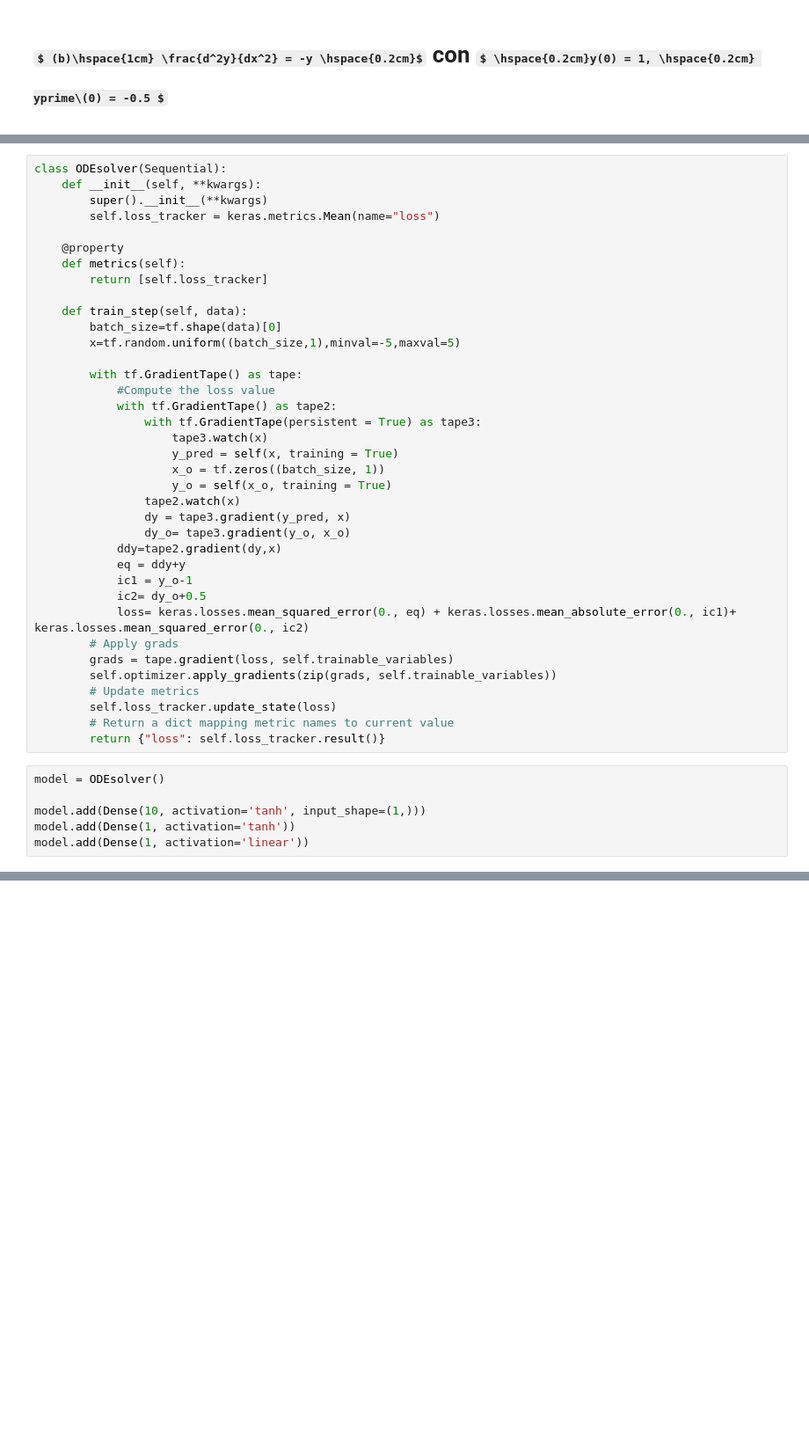
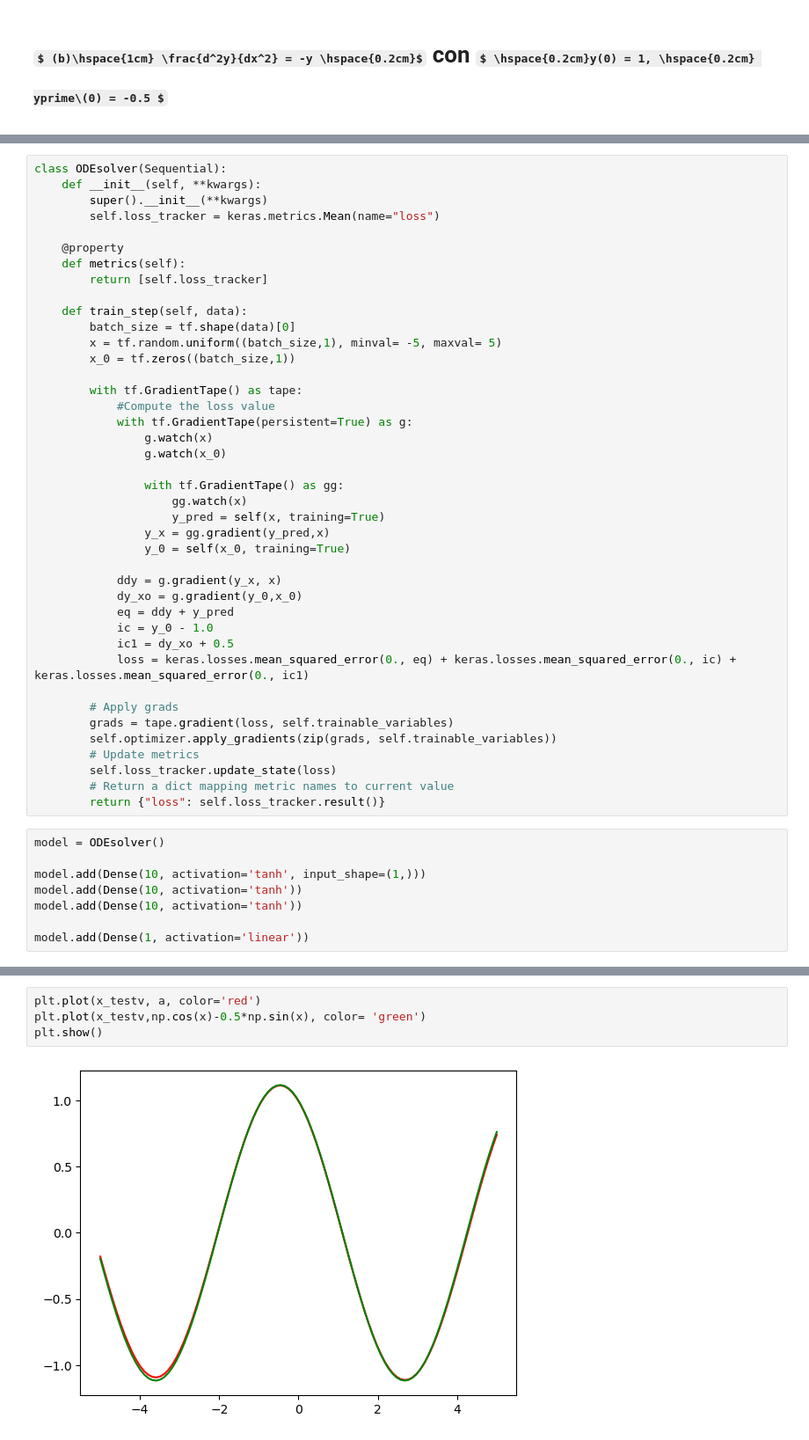
Before and after one commit to RafaSanCed/Neural-Network-Solutions-for-Function-Approximation-and-Partial-Differential-Equations, a Jupyter notebook: Ejercicio 2.ipynb, the cells around one changed output, grey strips where cells are left out. Shown at 88% size. Saved outputs shown, nothing was run; the diff lists cells and outputs as text; some formulas as TeX source; blank space fills up the shorter version.

```diff
--- a/Ejercicio 2.ipynb
+++ b/Ejercicio 2.ipynb
@@ -164,25 +124,29 @@ class ODEsolver(Sequential):
         return [self.loss_tracker]
 
     def train_step(self, data):
-        batch_size=tf.shape(data)[0]
-        x=tf.random.uniform((batch_size,1),minval=-5,maxval=5)
+        batch_size = tf.shape(data)[0]
+        x = tf.random.uniform((batch_size,1), minval= -5, maxval= 5)
+        x_0 = tf.zeros((batch_size,1))
 
         with tf.GradientTape() as tape:
             #Compute the loss value
-            with tf.GradientTape() as tape2:
-                with tf.GradientTape(persistent = True) as tape3:
-                    tape3.watch(x)
-                    y_pred = self(x, training = True)
-                    x_o = tf.zeros((batch_size, 1))
-                    y_o = self(x_o, training = True)
-                tape2.watch(x)
-                dy = tape3.gradient(y_pred, x)
-                dy_o= tape3.gradient(y_o, x_o)
-            ddy=tape2.gradient(dy,x)
-            eq = ddy+y
-            ic1 = y_o-1
-            ic2= dy_o+0.5
-            loss= keras.losses.mean_squared_error(0., eq) + keras.losses.mean_absolute_error(0., ic1)+ keras.losses.mean_squared_error(0., ic2)
+            with tf.GradientTape(persistent=True) as g:
+                g.watch(x)
+                g.watch(x_0)
+
+                with tf.GradientTape() as gg:
+                    gg.watch(x)
+                    y_pred = self(x, training=True)
+                y_x = gg.gradient(y_pred,x)
+                y_0 = self(x_0, training=True)
+
+            ddy = g.gradient(y_x, x)
+            dy_xo = g.gradient(y_0,x_0)
+            eq = ddy + y_pred
+            ic = y_0 - 1.0
+            ic1 = dy_xo + 0.5
+            loss = keras.losses.mean_squared_error(0., eq) + keras.losses.mean_squared_error(0., ic) + keras.losses.mean_squared_error(0., ic1)
+
         # Apply grads
         grads = tape.gradient(loss, self.trainable_variables)
         self.optimizer.apply_gradients(zip(grads, self.trainable_variables))
@@ -194,5 +158,7 @@ class ODEsolver(Sequential):
 model = ODEsolver()
 
 model.add(Dense(10, activation='tanh', input_shape=(1,)))
-model.add(Dense(1, activation='tanh'))
+model.add(Dense(10, activation='tanh'))
+model.add(Dense(10, activation='tanh'))
+
 model.add(Dense(1, activation='linear'))
@@ -246,0 +213,6 @@ Epoch 3000/3000
+# %%
+plt.plot(x_testv, a, color='red')
+plt.plot(x_testv,np.cos(x)-0.5*np.sin(x), color= 'green')
+plt.show()
+# %% [output]
+[figure, added]
```
Also changed, not shown: parts of 14 cells of this notebook.
